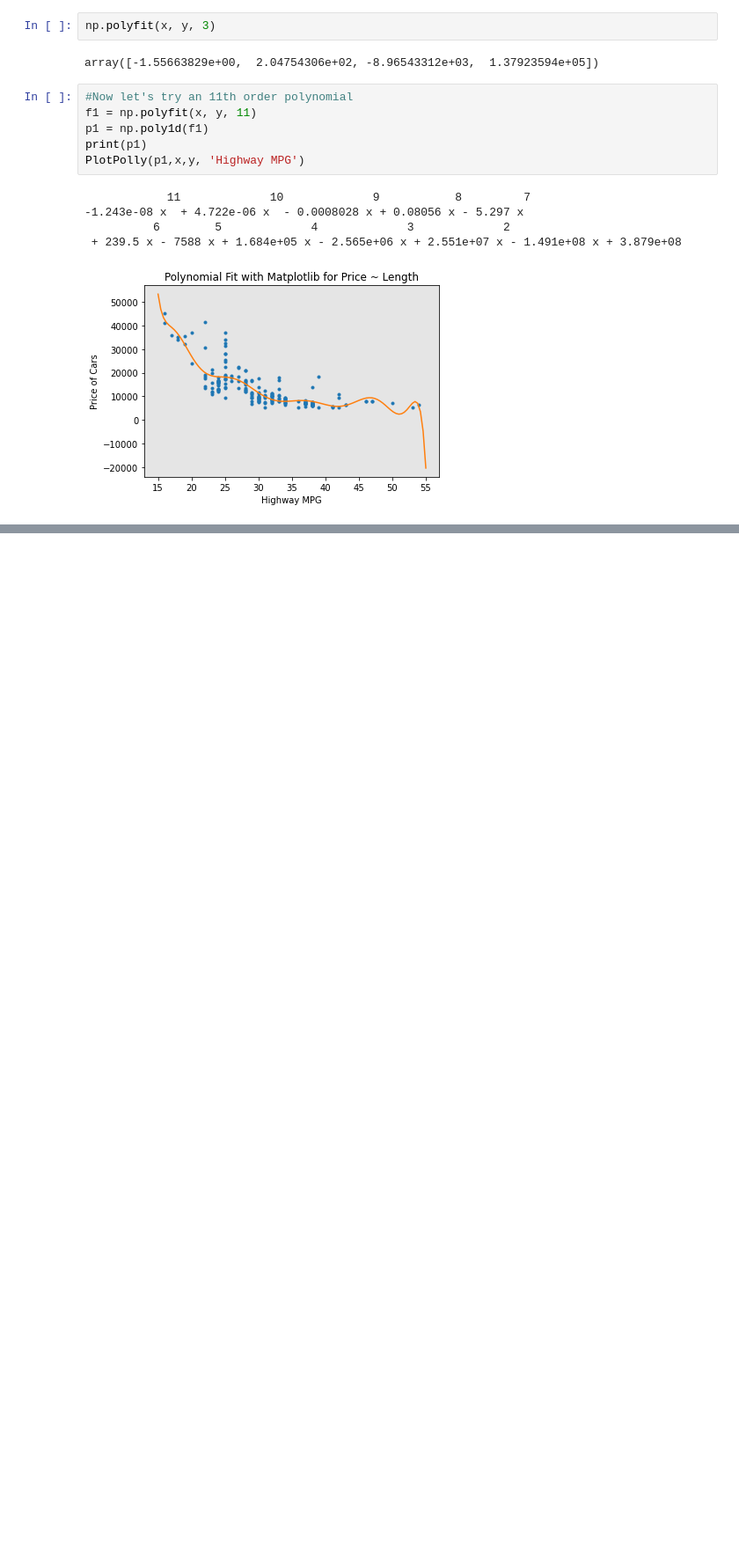
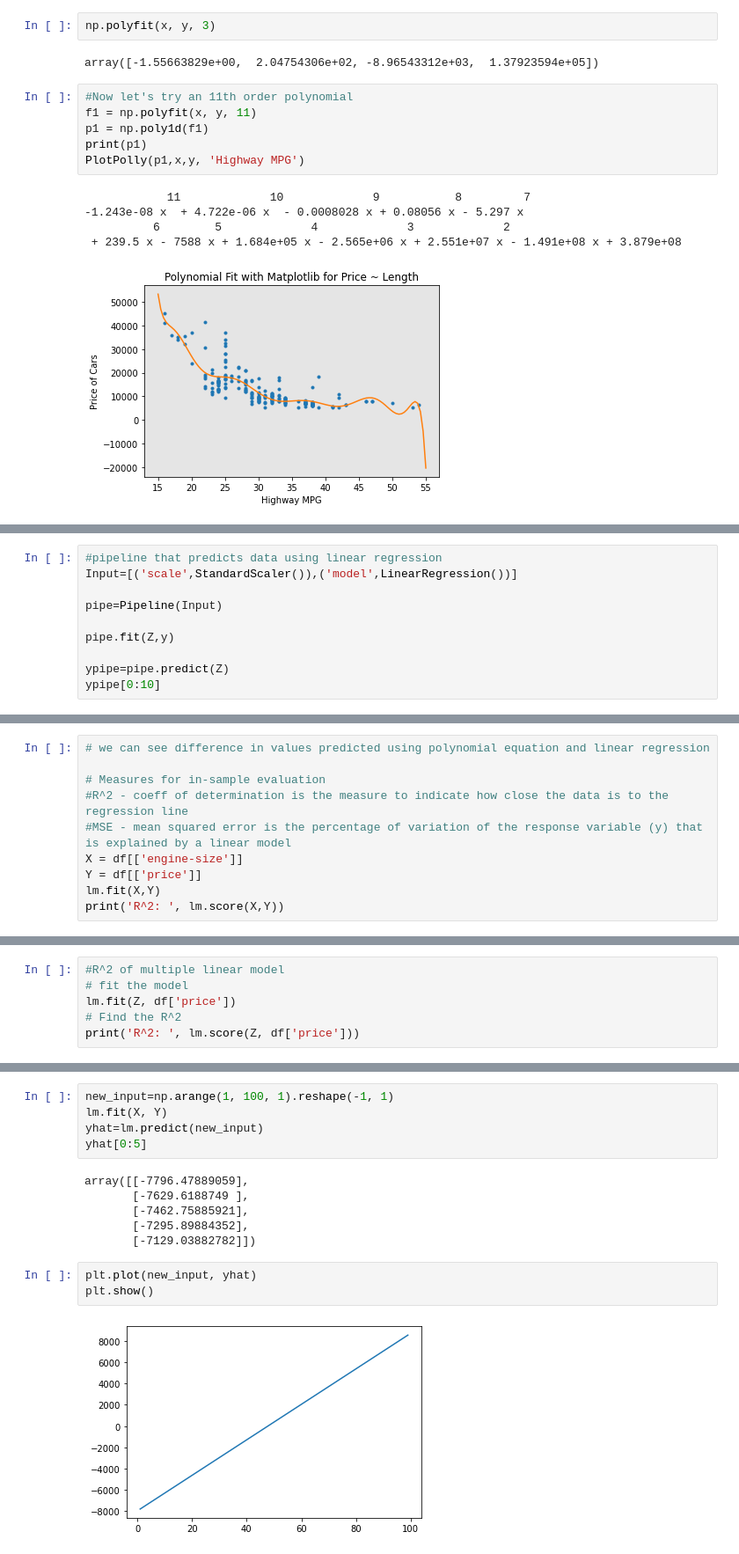
Before and after one commit to wirelessrevant/Data_analysis, a Jupyter notebook: Model_development.ipynb, the cells around one changed output, grey strips where cells are left out. Shown at 88% size. Drawn from its saved outputs; the diff is of its cells as text; blank space fills up the shorter version.

Commit message:
Model development and evaluation

```diff
--- a/Model_development.ipynb
+++ b/Model_development.ipynb
@@ -194,0 +228,10 @@ PlotPolly(p1,x,y, 'Highway MPG')
+# %%
+#pipeline that predicts data using linear regression
+Input=[('scale',StandardScaler()),('model',LinearRegression())]
+
+pipe=Pipeline(Input)
+
+pipe.fit(Z,y)
+
+ypipe=pipe.predict(Z)
+ypipe[0:10]
@@ -194,0 +242,10 @@ PlotPolly(p1,x,y, 'Highway MPG')
+# %%
+# we can see difference in values predicted using polynomial equation and linear regression
+
+# Measures for in-sample evaluation
+#R^2 - coeff of determination is the measure to indicate how close the data is to the regression line
+#MSE - mean squared error is the percentage of variation of the response variable (y) that is explained by a linear model
+X = df[['engine-size']]
+Y = df[['price']]
+lm.fit(X,Y)
+print('R^2: ', lm.score(X,Y))
@@ -194,0 +277,6 @@ PlotPolly(p1,x,y, 'Highway MPG')
+# %%
+#R^2 of multiple linear model
+# fit the model
+lm.fit(Z, df['price'])
+# Find the R^2
+print('R^2: ', lm.score(Z, df['price']))
@@ -194,0 +310,16 @@ PlotPolly(p1,x,y, 'Highway MPG')
+# %%
+new_input=np.arange(1, 100, 1).reshape(-1, 1)
+lm.fit(X, Y)
+yhat=lm.predict(new_input)
+yhat[0:5]
+# %% [output]
+array([[-7796.47889059],
+       [-7629.6188749 ],
+       [-7462.75885921],
+       [-7295.89884352],
+       [-7129.03882782]])
+# %%
+plt.plot(new_input, yhat)
+plt.show()
+# %% [output]
+[figure, added]
```
Also changed, not shown: parts of 16 cells of this notebook.
